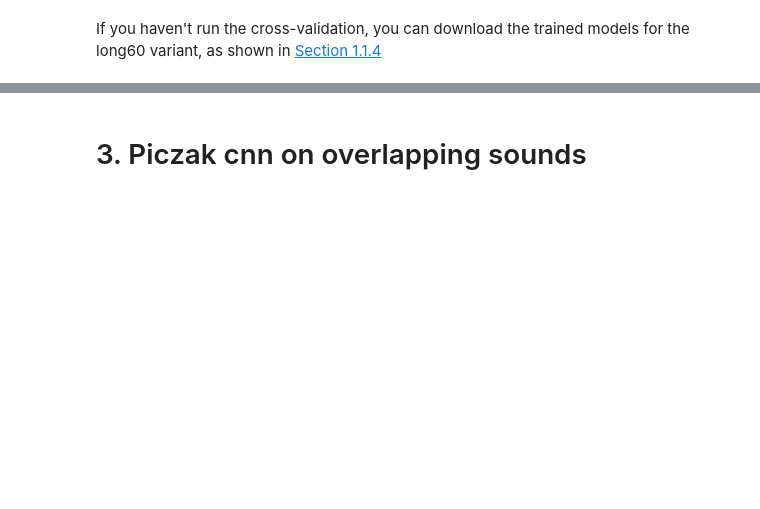
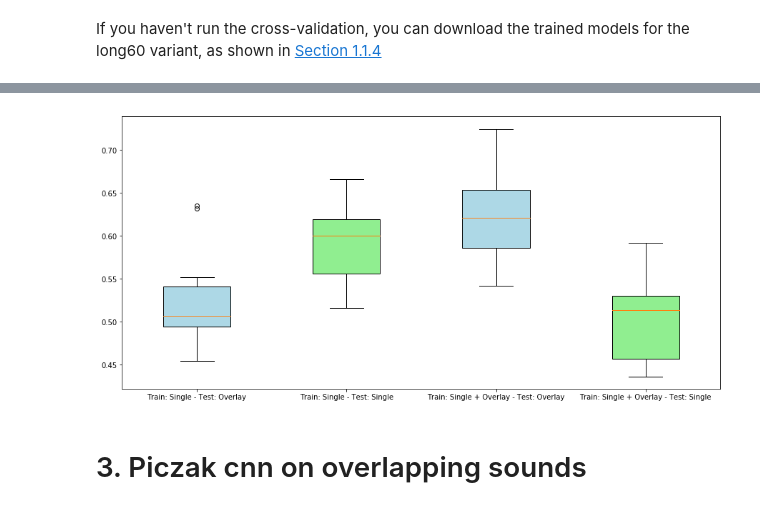
Before and after one commit to daler3/02456-Project---Background-Audio-Classification, a Jupyter notebook: Notebook.ipynb, the cells around one changed output, grey strips where cells are left out. Drawn from its saved outputs; the diff is of its cells as text; code cells hidden in the pictures; blank space fills up the shorter version.

```diff
--- a/Notebook.ipynb
+++ b/Notebook.ipynb
@@ -85,8 +261,10 @@ bxplt.draw_boxplot(file_name, colors, labels)
 # %%
 file_name = 'logs/overlay_results.xlsx'
 colors = ['lightblue', 'lightgreen','lightblue', 'lightgreen']
 labels = ['Train: Single - Test: Overlay', 'Train: Single - Test: Single','Train: Single + Overlay - Test: Overlay', 'Train: Single + Overlay - Test: Single']
-
+plt.rcParams['figure.figsize'] = (15.0, 7.0)
 bxplt.draw_boxplot(file_name, colors, labels)
+# %% [output]
+[figure, added]
 # %% [markdown]
 # 3. Piczak cnn on overlapping sounds
```
Also changed, not shown: parts of 23 cells of this notebook, 4 other files.
